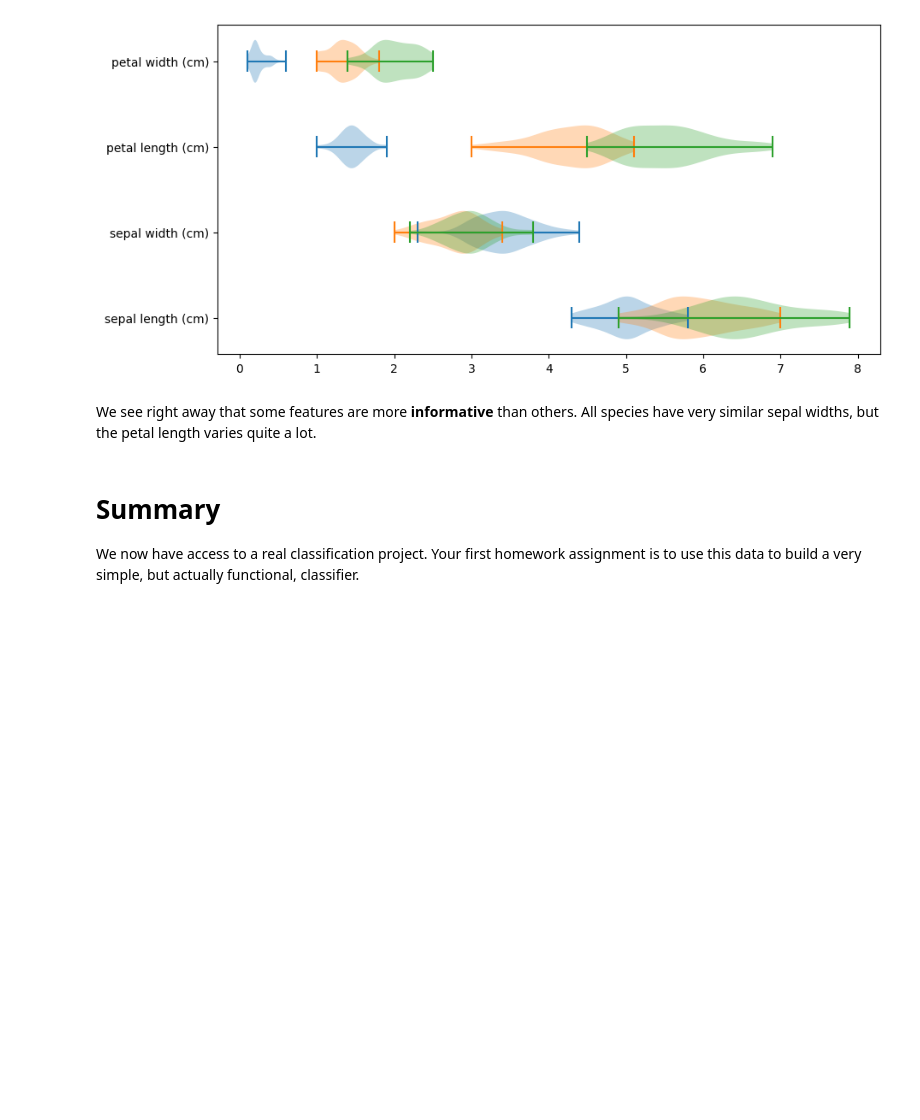
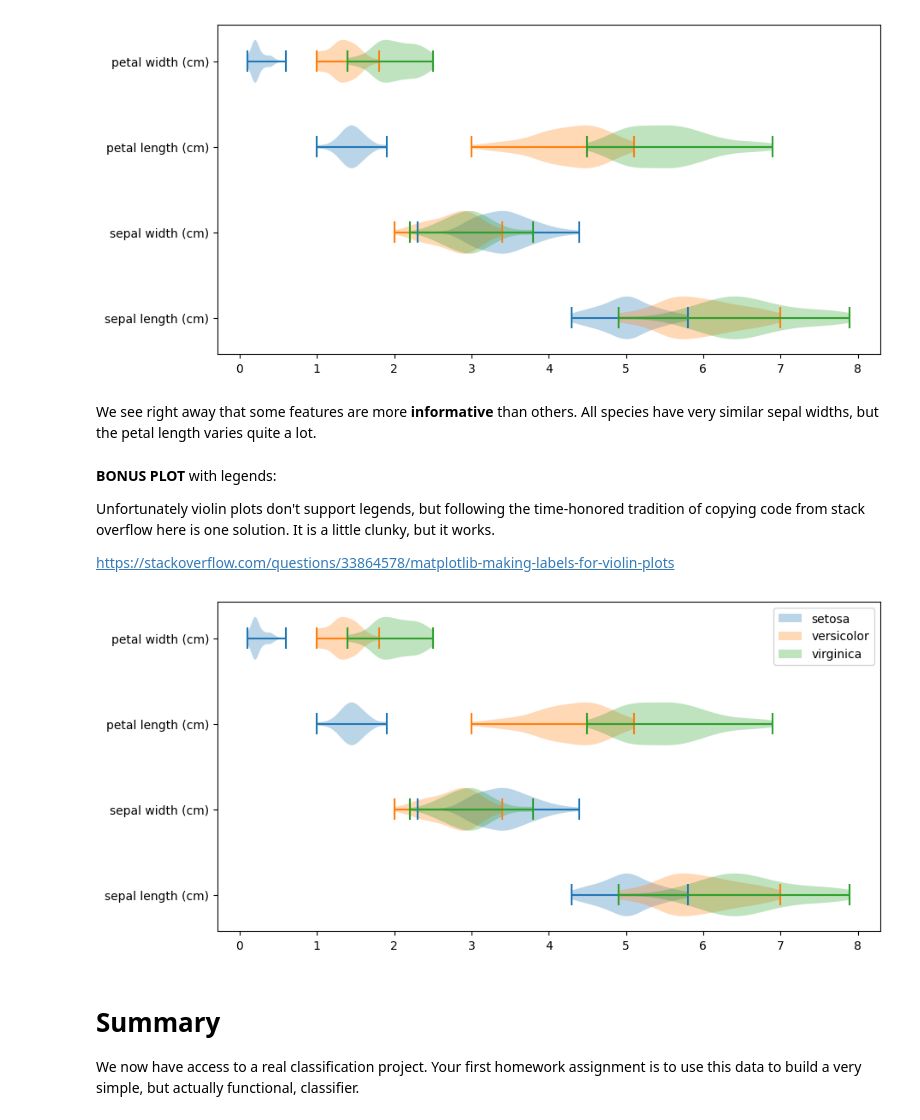
Before and after one commit to mdaugherity/MachineLearning2024, a Jupyter notebook: tutorial/Tutorial_04_First_Look_at_Data.ipynb, the cells around one changed output. Saved outputs shown, nothing was run; the diff lists cells and outputs as text; code cells hidden in the pictures; blank space fills up the shorter version.

```diff
--- a/tutorial/Tutorial_04_First_Look_at_Data.ipynb
+++ b/tutorial/Tutorial_04_First_Look_at_Data.ipynb
@@ -157,6 +158,25 @@ plt.show()
 [figure]
 # %% [markdown]
 We see right away that some features are more **informative** than others.  All species have very similar sepal widths, but the petal length varies quite a lot.
+# %% [markdown]
+**BONUS PLOT** with legends:
+
+Unfortunately violin plots don't support legends, but following the time-honored tradition of copying code from stack overflow here is one solution.  It is a little clunky, but it works.
+
+https://stackoverflow.com/questions/33864578/matplotlib-making-labels-for-violin-plots
+# %%
+#https://stackoverflow.com/questions/33864578/matplotlib-making-labels-for-violin-plots
+plt.figure(figsize=(10,5))
+featnum = np.arange(4) # locations for each feature = [0,1,2,3]
+vp = []  # a list of violin plots
+for i in range(3):
+  vp.append(plt.violinplot(X[y==i,:], positions=featnum, vert=False))  # add plot to the list
+
+plt.legend([vp[0]['bodies'][0],vp[1]['bodies'][0], vp[2]['bodies'][0]], data.target_names)  # manually create legend
+plt.yticks(ticks = featnum, labels=data.feature_names)
+plt.show()
+# %% [output]
+[figure, added]
 # %% [markdown]
 # Summary
 We now have access to a real classification project.  Your first homework assignment is to use this data to build a very simple, but actually functional, classifier.
```
Also changed, not shown: parts of 3 cells of this notebook.
